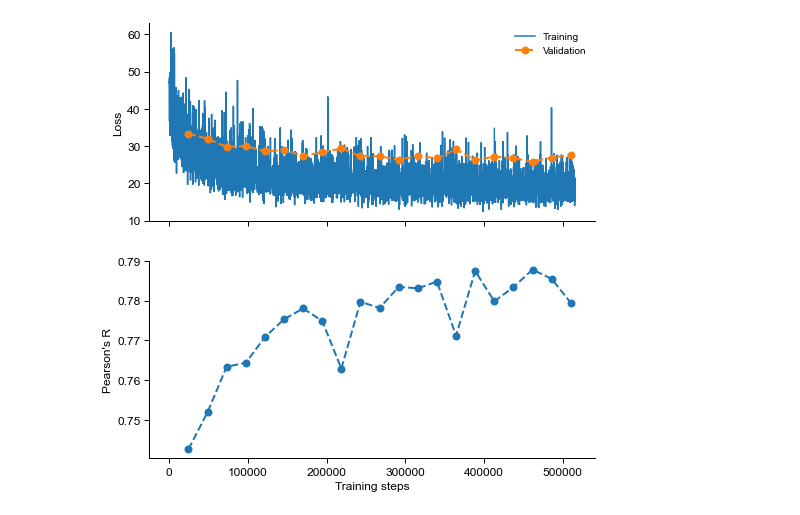
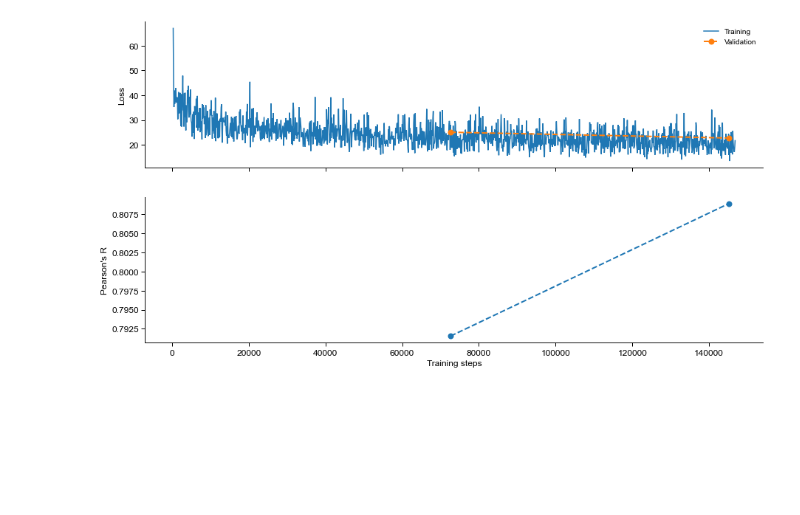
Before and after one commit to vierstralab/vinson, a Jupyter notebook: Train_Metrics.ipynb, the cells around one changed output. Cells and saved outputs as stored; diff of their text form; code cells hidden in the pictures; blank space fills up the shorter version.

```diff
--- a/Train_Metrics.ipynb
+++ b/Train_Metrics.ipynb
@@ -5,33 +5,33 @@ import numpy as np
 import pandas as pd
 # %%
 metrics = pd.read_csv(
-    "models/data_JUL28_3_a100_clip_density/logs/lightning_logs/version_0/metrics.csv"
+    "models/data_AUG3/logs/lightning_logs/version_0/metrics.csv"
 )
 
 i = metrics.loss.abs() > 100
 metrics.loc[i, "loss"] = pd.NA
 
 val_steps = ~metrics.val_loss.isna()
 val_metrics = metrics[val_steps]
 train_metrics = metrics[~val_steps]
 
 fig, ax = plt.subplots(2, 1, sharex=True)
-ax[0].plot(metrics.step, metrics.loss, label="Training")
+
+i = ~np.isnan(metrics.loss)
+ax[0].plot(metrics.step[i], metrics.loss[i], label="Training")
 ax[0].plot(
     val_metrics.step, val_metrics.val_loss, "o--", lw=2, ms=8, label="Validation"
 )
 ax[0].set_ylabel("Loss")
 ax[0].legend()
 
-
 ax[1].plot(val_metrics.step, val_metrics.val_pcc, "o--", lw=2, ms=8, label="Validation")
 ax[1].set_xlabel("Training steps")
 ax[1].set_ylabel("Pearson's R")
 
-
-fig.set_size_inches(8, 8)
+fig.set_size_inches(15, 8)
 # %% [output]
-[figure, old version]
+[figure, new version]
 # %%
 val_metrics.sort_values(by="val_loss")
 # %% [output]
```
Also changed, not shown: parts of 2 cells of this notebook, 8 other files.
